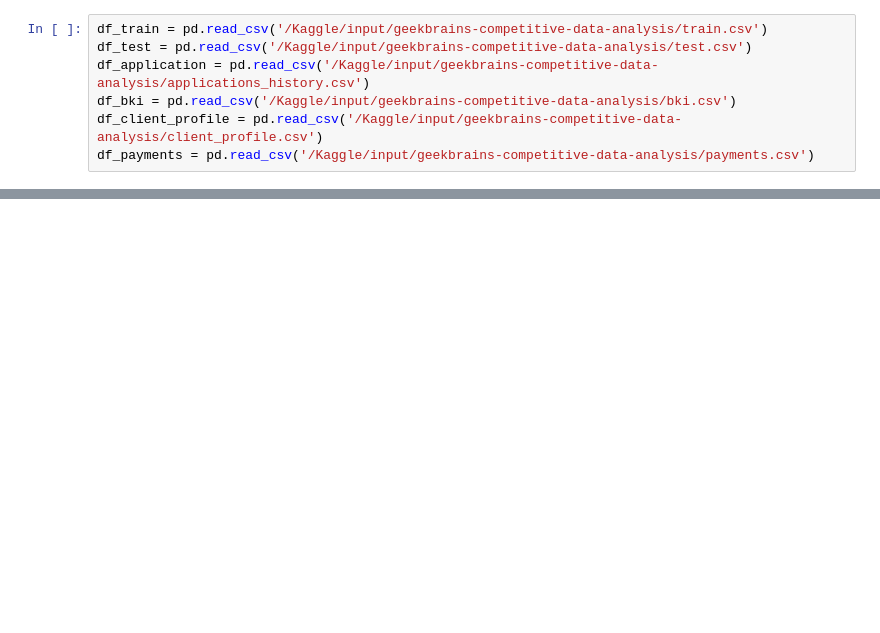
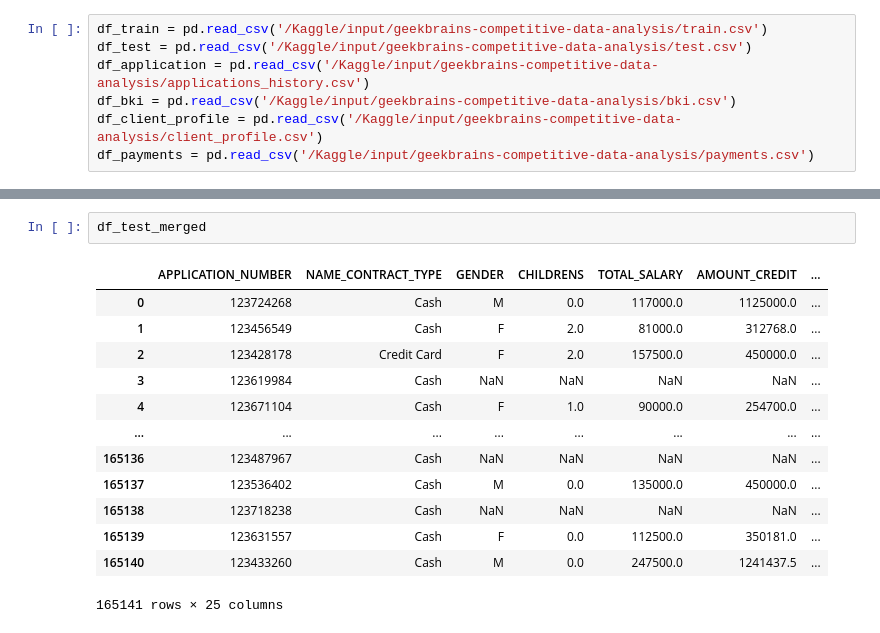
Before and after one commit to vladimirkaldin/Geekbrains_hometask, a Jupyter notebook: 4.2 Kaggle/Lesson 6.ipynb, the cells around one changed output, grey strips where cells are left out. Saved outputs shown, nothing was run; the diff lists cells and outputs as text; blank space fills up the shorter version.

```diff
--- a/4.2 Kaggle/Lesson 6.ipynb
+++ b/4.2 Kaggle/Lesson 6.ipynb
@@ -497,0 +148,16 @@ ValueError: Input contains NaN, infinity or a value too large for dtype('float64
+# %%
+df_test_merged
+# %% [output]
+|  | APPLICATION_NUMBER | NAME_CONTRACT_TYPE | GENDER | CHILDRENS | TOTAL_SALARY | AMOUNT_CREDIT | ... |
+| 0 | 123724268 | Cash | M | 0.0 | 117000.0 | 1125000.0 | ... |
+| 1 | 123456549 | Cash | F | 2.0 | 81000.0 | 312768.0 | ... |
+| 2 | 123428178 | Credit Card | F | 2.0 | 157500.0 | 450000.0 | ... |
+| 3 | 123619984 | Cash | NaN | NaN | NaN | NaN | ... |
+| 4 | 123671104 | Cash | F | 1.0 | 90000.0 | 254700.0 | ... |
+| ... | ... | ... | ... | ... | ... | ... | ... |
+| 165136 | 123487967 | Cash | NaN | NaN | NaN | NaN | ... |
+| 165137 | 123536402 | Cash | M | 0.0 | 135000.0 | 450000.0 | ... |
+| 165138 | 123718238 | Cash | NaN | NaN | NaN | NaN | ... |
+| 165139 | 123631557 | Cash | F | 0.0 | 112500.0 | 350181.0 | ... |
+| 165140 | 123433260 | Cash | M | 0.0 | 247500.0 | 1241437.5 | ... |
+165141 rows × 25 columns
```
Also changed, not shown: parts of 77 cells of this notebook.
